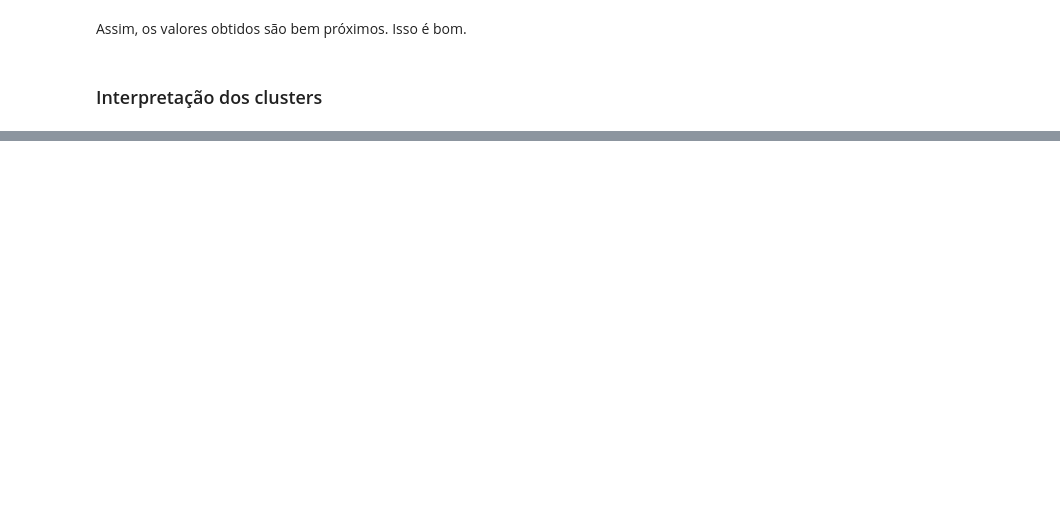
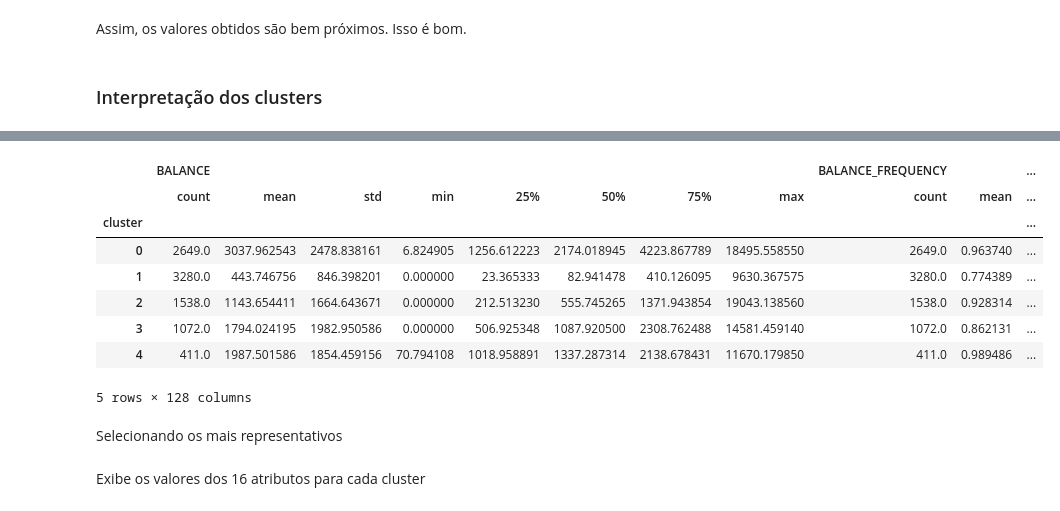
Before and after one commit to Marcus-Bernard0/data_science_alura, a Jupyter notebook: 22 - Clustering/Projeto.ipynb, the cells around one changed output, grey strips where cells are left out. Drawn from its saved outputs; the diff is of its cells as text; code cells hidden in the pictures; blank space fills up the shorter version.

```diff
--- a/22 - Clustering/Projeto.ipynb
+++ b/22 - Clustering/Projeto.ipynb
@@ -213,0 +214,18 @@ plt.show()
+# %%
+df['cluster'] = labels
+# %%
+df.groupby('cluster').describe()
+# %% [output]
+|  | BALANCE |  |  |  |  |  |  |  | BALANCE_FREQUENCY |  | ... |
+|  | count | mean | std | min | 25% | 50% | 75% | max | count | mean | ... |
+| cluster |  |  |  |  |  |  |  |  |  |  | ... |
+| 0 | 2649.0 | 3037.962543 | 2478.838161 | 6.824905 | 1256.612223 | 2174.018945 | 4223.867789 | 18495.558550 | 2649.0 | 0.963740 | ... |
+| 1 | 3280.0 | 443.746756 | 846.398201 | 0.000000 | 23.365333 | 82.941478 | 410.126095 | 9630.367575 | 3280.0 | 0.774389 | ... |
+| 2 | 1538.0 | 1143.654411 | 1664.643671 | 0.000000 | 212.513230 | 555.745265 | 1371.943854 | 19043.138560 | 1538.0 | 0.928314 | ... |
+| 3 | 1072.0 | 1794.024195 | 1982.950586 | 0.000000 | 506.925348 | 1087.920500 | 2308.762488 | 14581.459140 | 1072.0 | 0.862131 | ... |
+| 4 | 411.0 | 1987.501586 | 1854.459156 | 70.794108 | 1018.958891 | 1337.287314 | 2138.678431 | 11670.179850 | 411.0 | 0.989486 | ... |
+5 rows × 128 columns
+# %% [markdown]
+Selecionando os mais representativos
+# %% [markdown]
+Exibe os valores dos 16 atributos para cada cluster
```
Also changed, not shown: parts of 19 cells of this notebook.
